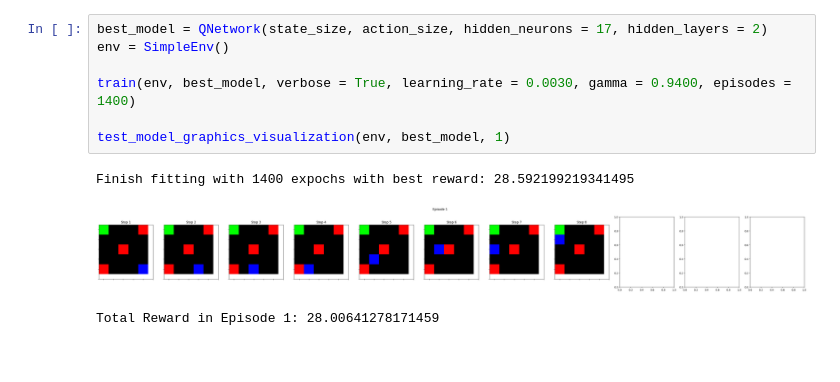
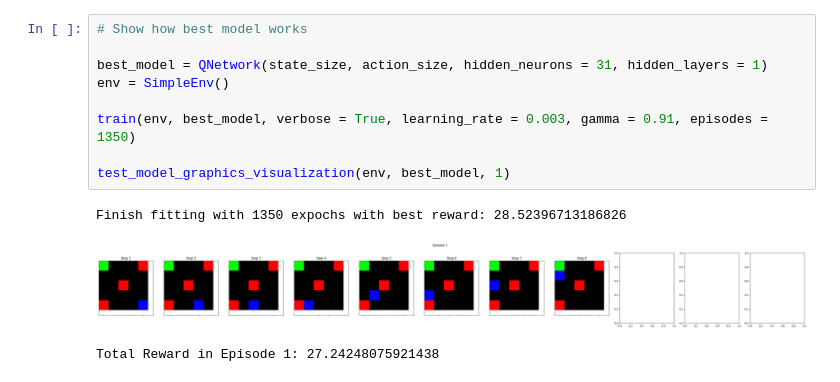
Before and after one commit to InnerShadow/DS, a Jupyter notebook: HW4/HW4.ipynb, the cells around one changed output. Saved outputs shown, nothing was run; the diff lists cells and outputs as text.

```diff
--- a/HW4/HW4.ipynb
+++ b/HW4/HW4.ipynb
@@ -387,11 +399,13 @@ Iteration 25 - Parameters: {'learning_rate': 0.008, 'hidden_neurons': 25, 'hidde
 # %%
-best_model = QNetwork(state_size, action_size, hidden_neurons = 17, hidden_layers = 2)
+# Show how best model works
+
+best_model = QNetwork(state_size, action_size, hidden_neurons = 31, hidden_layers = 1)
 env = SimpleEnv()
 
-train(env, best_model, verbose = True, learning_rate = 0.0030, gamma = 0.9400, episodes = 1400)
+train(env, best_model, verbose = True, learning_rate = 0.003, gamma = 0.91, episodes = 1350)
 
 test_model_graphics_visualization(env, best_model, 1)
 # %% [output]
-Finish fitting with 1400 expochs with best reward: 28.592199219341495
+Finish fitting with 1350 expochs with best reward: 28.52396713186826
-[figure, old version]
+[figure, new version]
-Total Reward in Episode 1: 28.00641278171459
+Total Reward in Episode 1: 27.24248075921438
```
Also changed, not shown: parts of 9 cells of this notebook.
